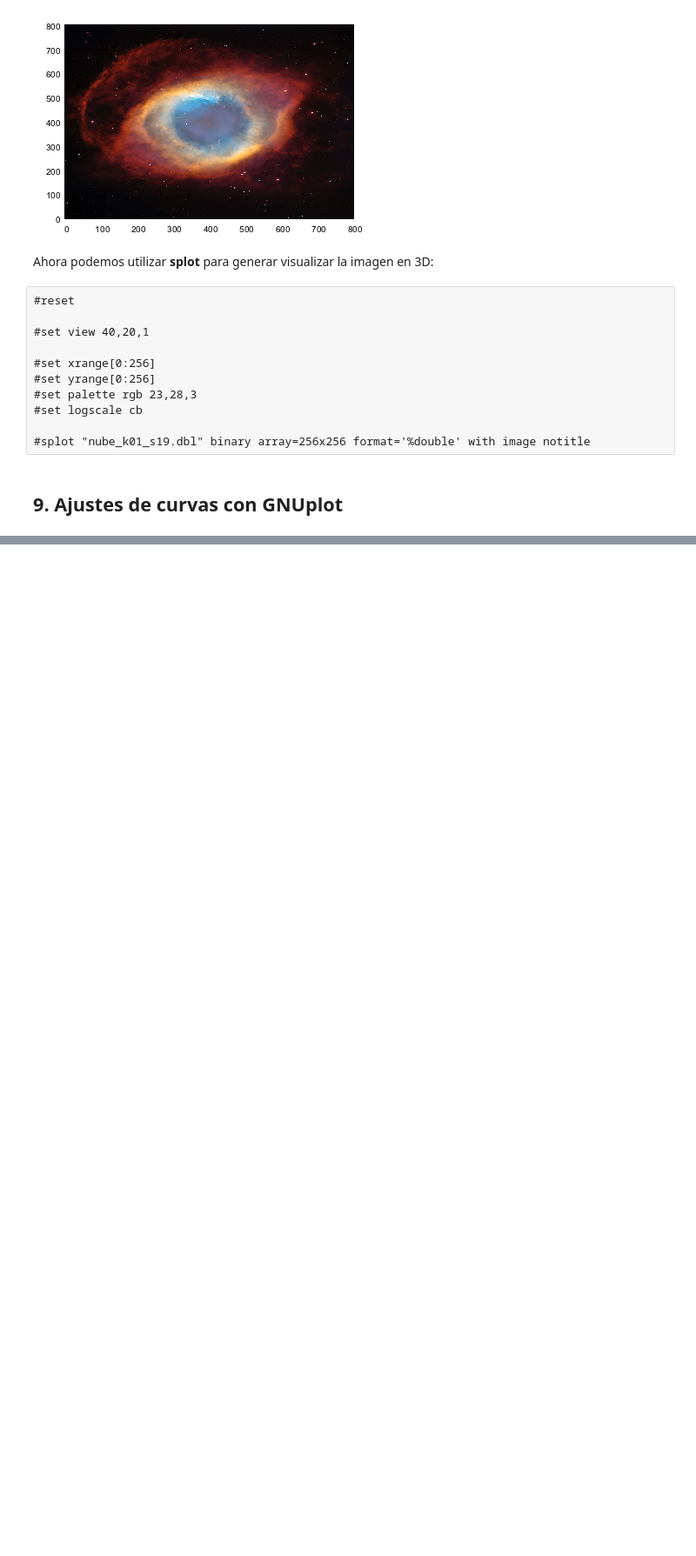
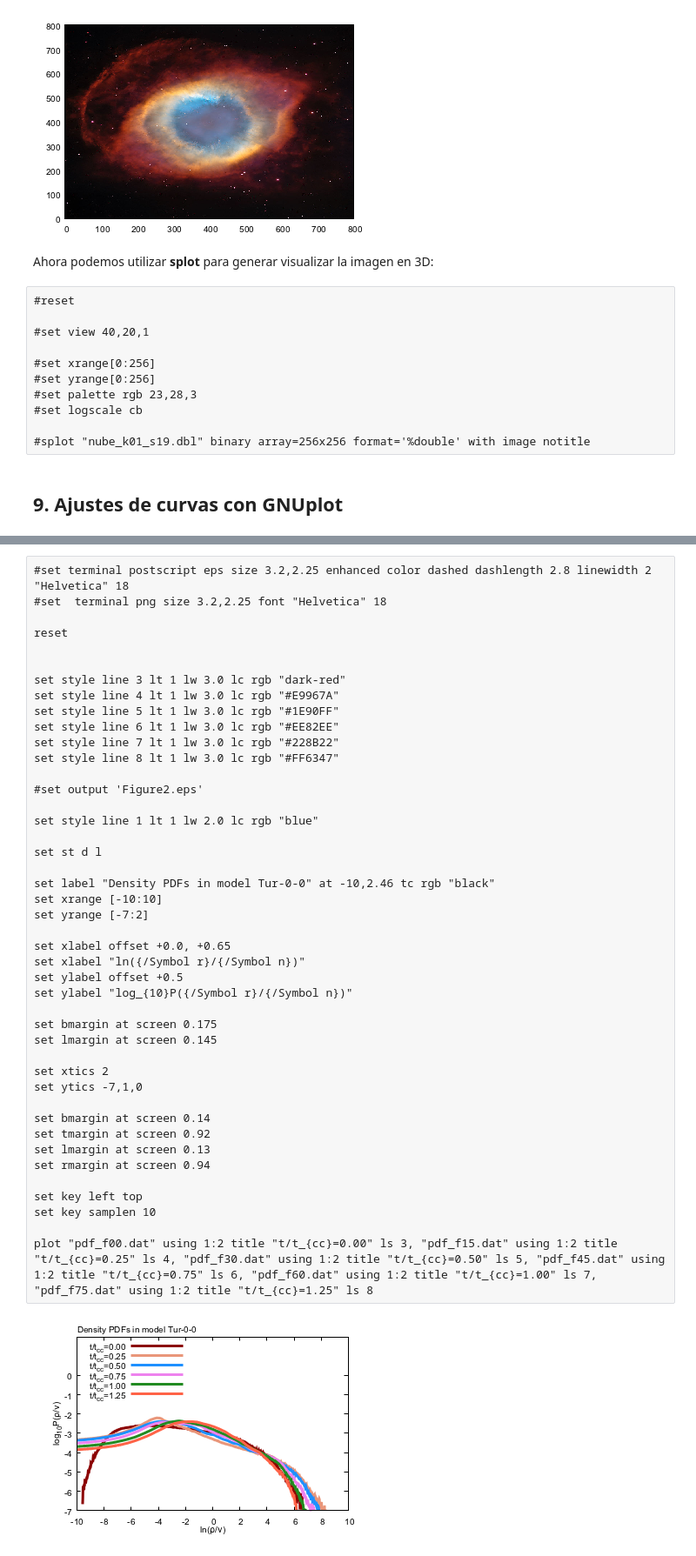
Before and after one commit to wbandabarragan/intro_gnuplot, a Jupyter notebook: Tutorial_GNUplot2.ipynb, the cells around one changed output, grey strips where cells are left out. Shown at 87% size. Drawn from its saved outputs; the diff is of its cells as text; blank space fills up the shorter version.

```diff
--- a/Tutorial_GNUplot2.ipynb
+++ b/Tutorial_GNUplot2.ipynb
@@ -715,3 +715,49 @@ b              -0.995  1.000
 c               0.975 -0.992  1.000
 d              -0.927  0.958 -0.986  1.000
 e               0.821 -0.866  0.917 -0.968  1.000
+# %%
+#set terminal postscript eps size 3.2,2.25 enhanced color dashed dashlength 2.8 linewidth 2 "Helvetica" 18
+#set  terminal png size 3.2,2.25 font "Helvetica" 18
+
+reset
+
+
+set style line 3 lt 1 lw 3.0 lc rgb "dark-red"
+set style line 4 lt 1 lw 3.0 lc rgb "#E9967A"
+set style line 5 lt 1 lw 3.0 lc rgb "#1E90FF"
+set style line 6 lt 1 lw 3.0 lc rgb "#EE82EE"
+set style line 7 lt 1 lw 3.0 lc rgb "#228B22"
+set style line 8 lt 1 lw 3.0 lc rgb "#FF6347"
+
+#set output 'Figure2.eps'
+
+set style line 1 lt 1 lw 2.0 lc rgb "blue"
+
+set st d l
+
+set label "Density PDFs in model Tur-0-0" at -10,2.46 tc rgb "black"
+set xrange [-10:10]
+set yrange [-7:2]
+
+set xlabel offset +0.0, +0.65
+set xlabel "ln({/Symbol r}/{/Symbol n})"
+set ylabel offset +0.5
+set ylabel "log_{10}P({/Symbol r}/{/Symbol n})"
+
+set bmargin at screen 0.175
+set lmargin at screen 0.145
+
+set xtics 2
+set ytics -7,1,0
+
+set bmargin at screen 0.14
+set tmargin at screen 0.92
+set lmargin at screen 0.13
+set rmargin at screen 0.94
+
+set key left top
+set key samplen 10
+
+plot "pdf_f00.dat" using 1:2 title "t/t_{cc}=0.00" ls 3, "pdf_f15.dat" using 1:2 title "t/t_{cc}=0.25" ls 4, "pdf_f30.dat" using 1:2 title "t/t_{cc}=0.50" ls 5, "pdf_f45.dat" using 1:2 title "t/t_{cc}=0.75" ls 6, "pdf_f60.dat" using 1:2 title "t/t_{cc}=1.00" ls 7, "pdf_f75.dat" using 1:2 title "t/t_{cc}=1.25" ls 8
+# %% [output]
+[figure, added]
```
Also changed, not shown: parts of 18 cells of this notebook, 39 other files.
